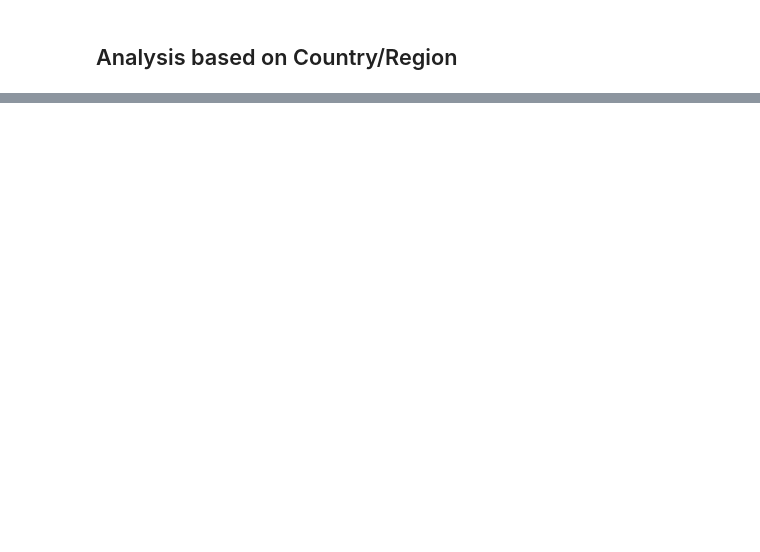
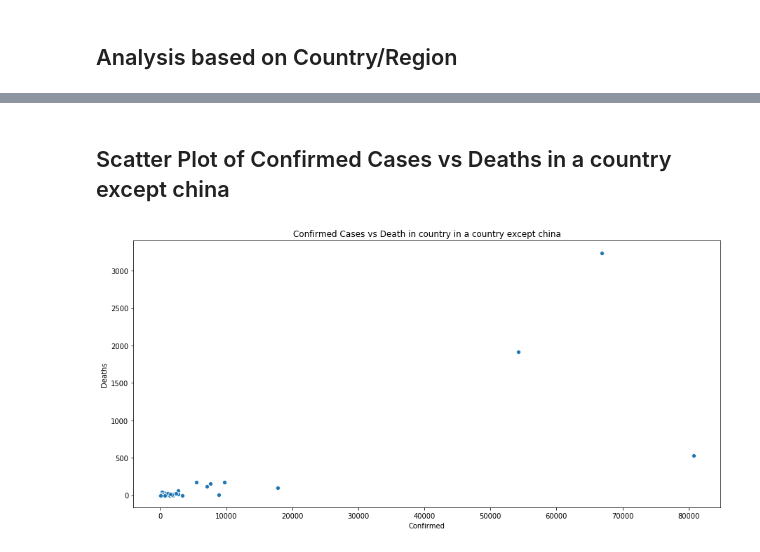
Before and after one commit to Maunish-dave/corona_research, a Jupyter notebook: Corona Virus Research.ipynb, the cells around one changed output, grey strips where cells are left out. Drawn from its saved outputs; the diff is of its cells as text; code cells hidden in the pictures; blank space fills up the shorter version.

```diff
--- a/Corona Virus Research.ipynb
+++ b/Corona Virus Research.ipynb
@@ -78,0 +83,9 @@ temp_c.style.background_gradient(cmap='Reds')
+# %% [markdown]
+## Scatter Plot of Confirmed Cases vs Deaths in a country except china
+# %%
+plt.figure(figsize=(15,7))
+sns.scatterplot(x='Confirmed',y='Deaths',data=country_data[country_data['Country/Region'] != "Mainland China"])
+plt.title("Confirmed Cases vs Death in country in a country except china")
+plt.show()
+# %% [output]
+[figure, added]
```
Also changed, not shown: parts of 16 cells of this notebook.
